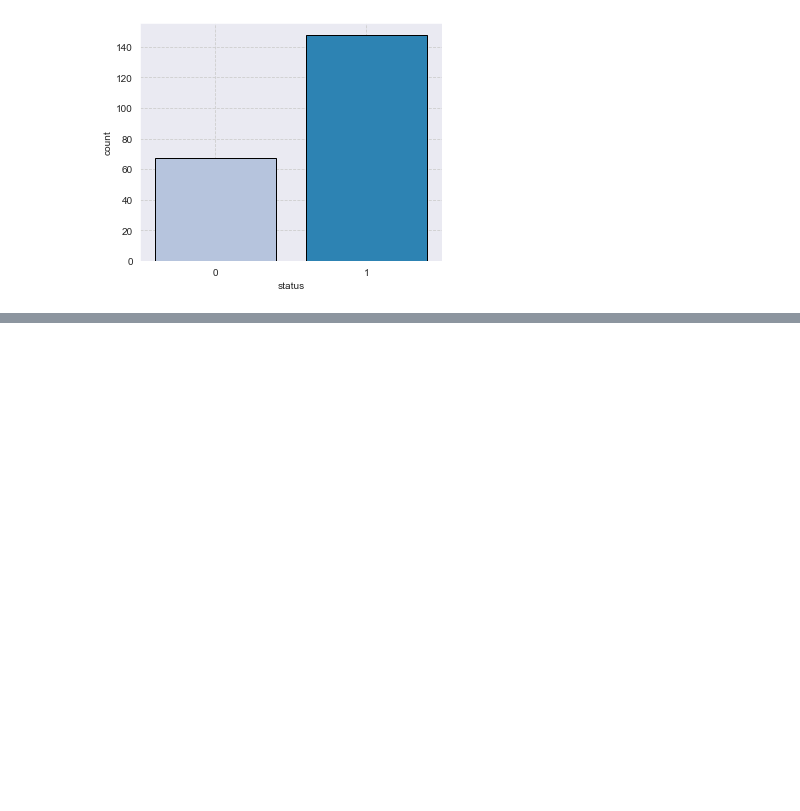
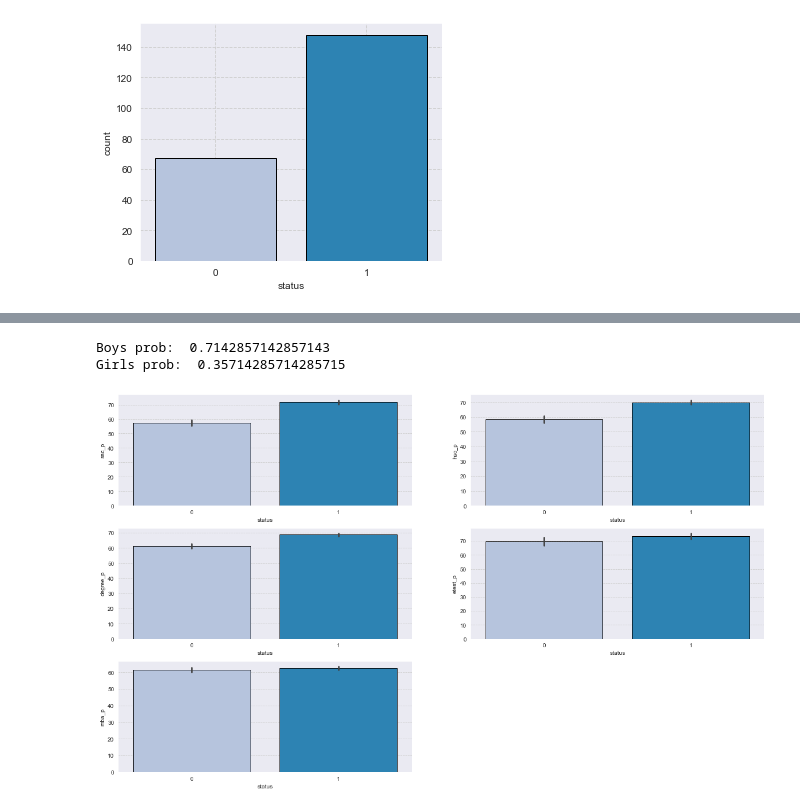
Before and after one commit to Andy666Fox/TINY_DS_PROJECTS, a Jupyter notebook: Placement_prediction/main_res.ipynb, the cells around one changed output, grey strips where cells are left out. Cells and saved outputs as stored; diff of their text form; code cells hidden in the pictures; blank space fills up the shorter version.

```diff
--- a/Placement_prediction/main_res.ipynb
+++ b/Placement_prediction/main_res.ipynb
@@ -66,0 +81,24 @@ plt.show()
+# %%
+Boys_placed = 100
+Total_Boys = 140
+Boys_placed_prob = Boys_placed / Total_Boys
+
+Girls_placed = 50
+Total_Girls = 70
+Girls_placed_prob = Girls_placed / Total_Boys
+
+print('Boys prob: ', Boys_placed_prob)
+print('Girls prob: ', Girls_placed_prob)
+# %% [output]
+Boys prob:  0.7142857142857143
+Girls prob:  0.35714285714285715
+# %%
+fig, axes = plt.subplots(3, 2, figsize=(20,12))
+sns.barplot(x='status', y='ssc_p', data=df, ax=axes[0][0], palette='PuBu', saturation=0.9, edgecolor='black')
+sns.barplot(x='status', y='hsc_p', data=df, ax=axes[0][1],palette='PuBu',saturation=0.9,edgecolor="black")
+sns.barplot(x='status', y='degree_p',data=df, ax=axes[1][0],palette='PuBu',saturation=0.9,edgecolor="black")
+sns.barplot(x='status', y='etest_p',data=df, ax=axes[1][1],palette='PuBu',saturation=0.9,edgecolor="black")
+sns.barplot(x='status', y='mba_p', data=df, ax=axes[2][0],palette='PuBu',saturation=0.9,edgecolor="black")
+fig.delaxes(ax = axes[2][1])
+# %% [output]
+[figure, added]
```
Also changed, not shown: parts of 3 cells of this notebook.
